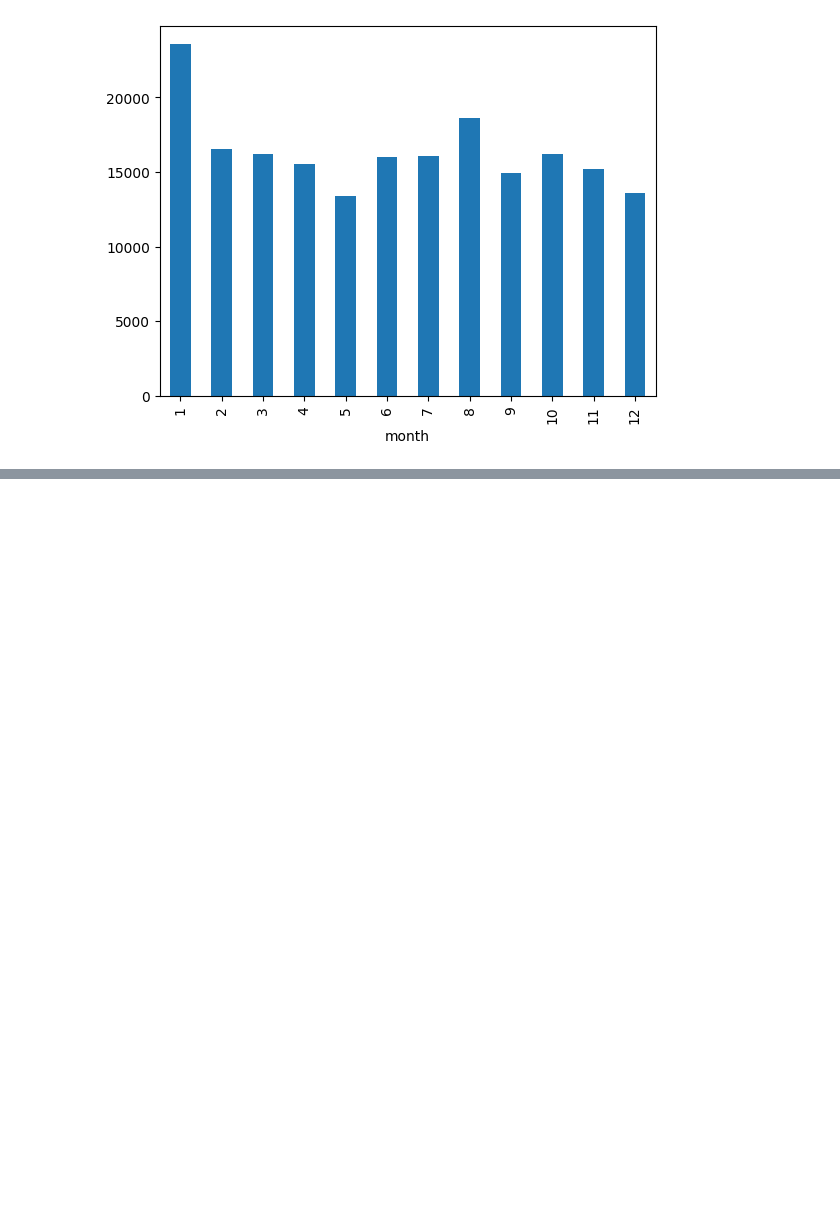
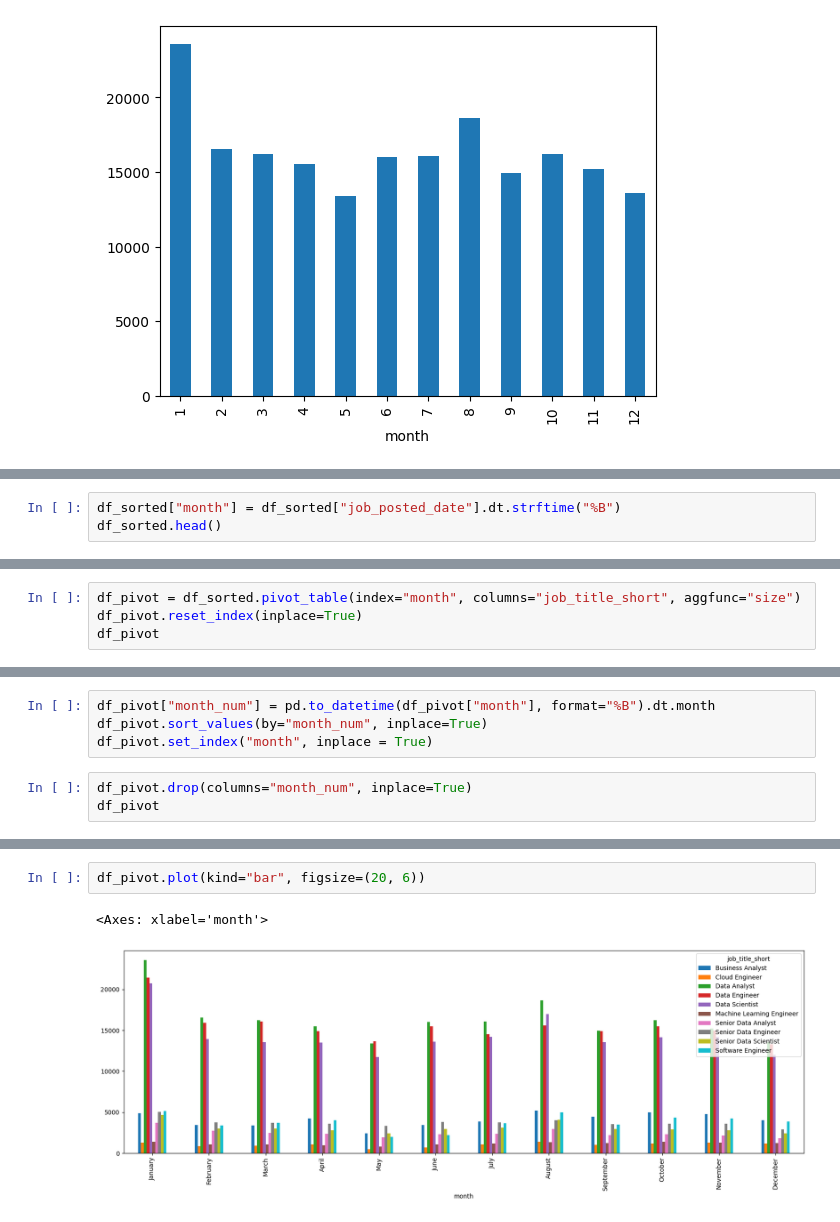
Before and after one commit to Maxime-VP/Proyectos-de-practica, a Jupyter notebook: Python/Jupyter/Monthly_Job_Demand_exercise.ipynb, the cells around one changed output, grey strips where cells are left out. Drawn from its saved outputs; the diff is of its cells as text; blank space fills up the shorter version.

Commit message:
Monthly job demand added better process

```diff
--- a/Python/Jupyter/Monthly_Job_Demand_exercise.ipynb
+++ b/Python/Jupyter/Monthly_Job_Demand_exercise.ipynb
@@ -134,0 +139,3 @@ df_grouped_Data_Analyst.plot(kind="bar")
+# %%
+df_sorted["month"] = df_sorted["job_posted_date"].dt.strftime("%B")
+df_sorted.head()
@@ -134,0 +149,4 @@ df_grouped_Data_Analyst.plot(kind="bar")
+# %%
+df_pivot = df_sorted.pivot_table(index="month", columns="job_title_short", aggfunc="size")
+df_pivot.reset_index(inplace=True)
+df_pivot
@@ -134,0 +169,7 @@ df_grouped_Data_Analyst.plot(kind="bar")
+# %%
+df_pivot["month_num"] = pd.to_datetime(df_pivot["month"], format="%B").dt.month
+df_pivot.sort_values(by="month_num", inplace=True)
+df_pivot.set_index("month", inplace = True)
+# %%
+df_pivot.drop(columns="month_num", inplace=True)
+df_pivot
@@ -134,0 +191,5 @@ df_grouped_Data_Analyst.plot(kind="bar")
+# %%
+df_pivot.plot(kind="bar", figsize=(20, 6))
+# %% [output]
+<Axes: xlabel='month'>
+[figure, added]
```
Also changed, not shown: parts of 8 cells of this notebook.
